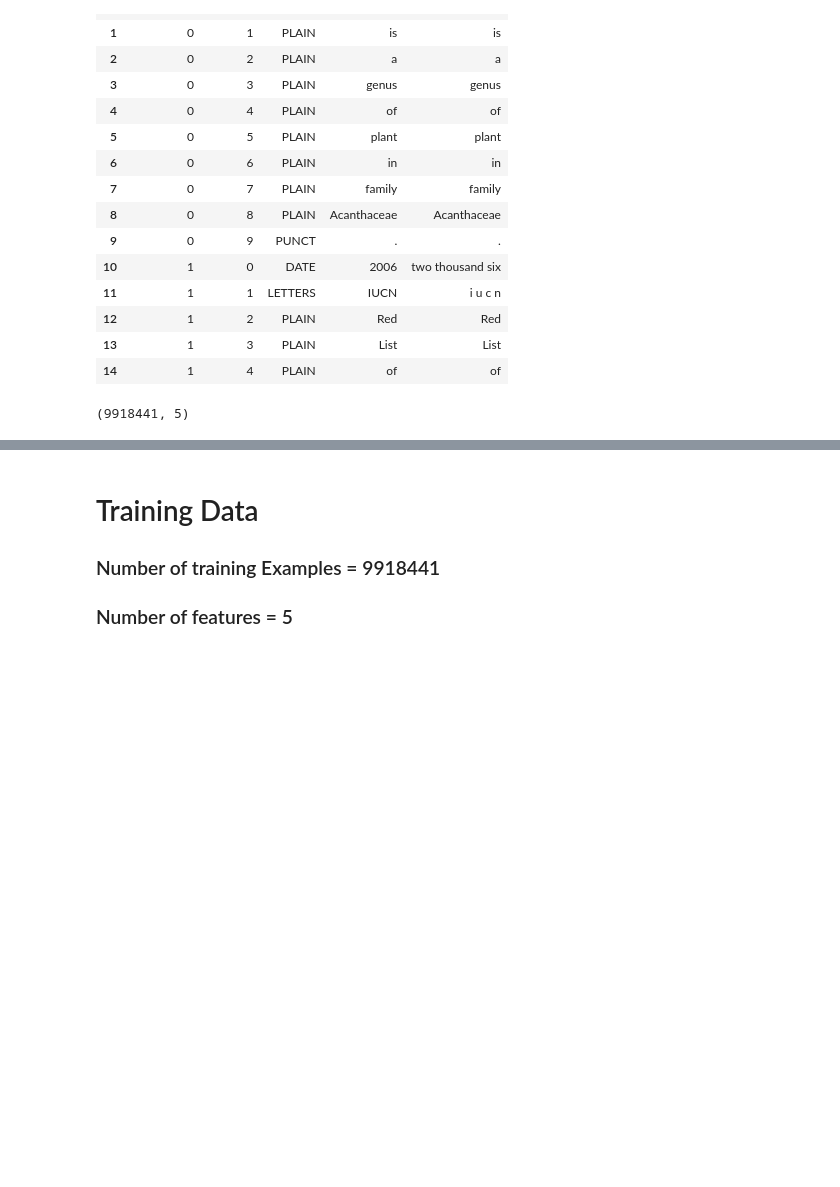
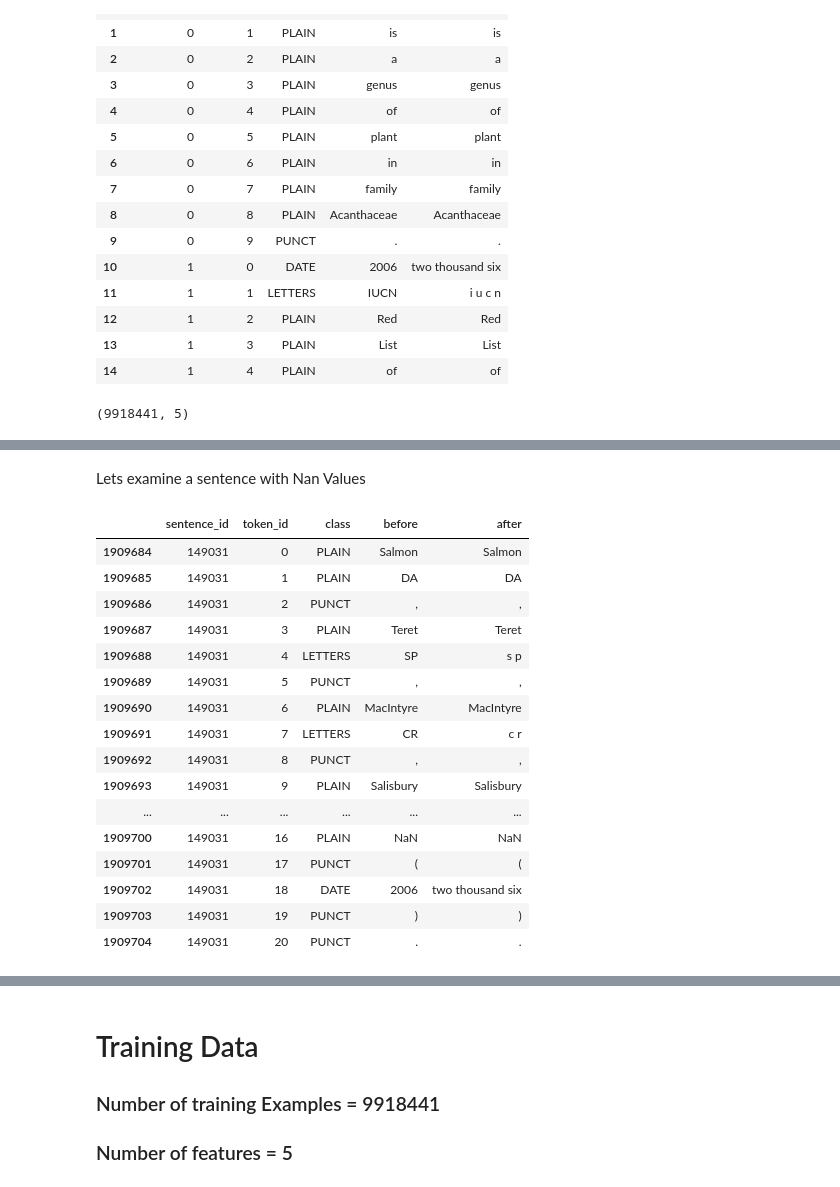
Before and after one commit to SibtainRazaJamali/Text-Normalization, a Jupyter notebook: Project.ipynb, the cells around one changed output, grey strips where cells are left out. Saved outputs shown, nothing was run; the diff lists cells and outputs as text; code cells hidden in the pictures; blank space fills up the shorter version.

```diff
--- a/Project.ipynb
+++ b/Project.ipynb
@@ -53,0 +96,22 @@ training_set.shape
+# %% [markdown]
+Lets examine a sentence with Nan Values
+# %%
+training_set[training_set['sentence_id']==149031]
+# %% [output]
+|  | sentence_id | token_id | class | before | after |
+| 1909684 | 149031 | 0 | PLAIN | Salmon | Salmon |
+| 1909685 | 149031 | 1 | PLAIN | DA | DA |
+| 1909686 | 149031 | 2 | PUNCT | , | , |
+| 1909687 | 149031 | 3 | PLAIN | Teret | Teret |
+| 1909688 | 149031 | 4 | LETTERS | SP | s p |
+| 1909689 | 149031 | 5 | PUNCT | , | , |
+| 1909690 | 149031 | 6 | PLAIN | MacIntyre | MacIntyre |
+| 1909691 | 149031 | 7 | LETTERS | CR | c r |
+| 1909692 | 149031 | 8 | PUNCT | , | , |
+| 1909693 | 149031 | 9 | PLAIN | Salisbury | Salisbury |
+| ... | ... | ... | ... | ... | ... |
+| 1909700 | 149031 | 16 | PLAIN | NaN | NaN |
+| 1909701 | 149031 | 17 | PUNCT | ( | ( |
+| 1909702 | 149031 | 18 | DATE | 2006 | two thousand six |
+| 1909703 | 149031 | 19 | PUNCT | ) | ) |
+| 1909704 | 149031 | 20 | PUNCT | . | . |
```
Also changed, not shown: parts of 34 cells of this notebook.
